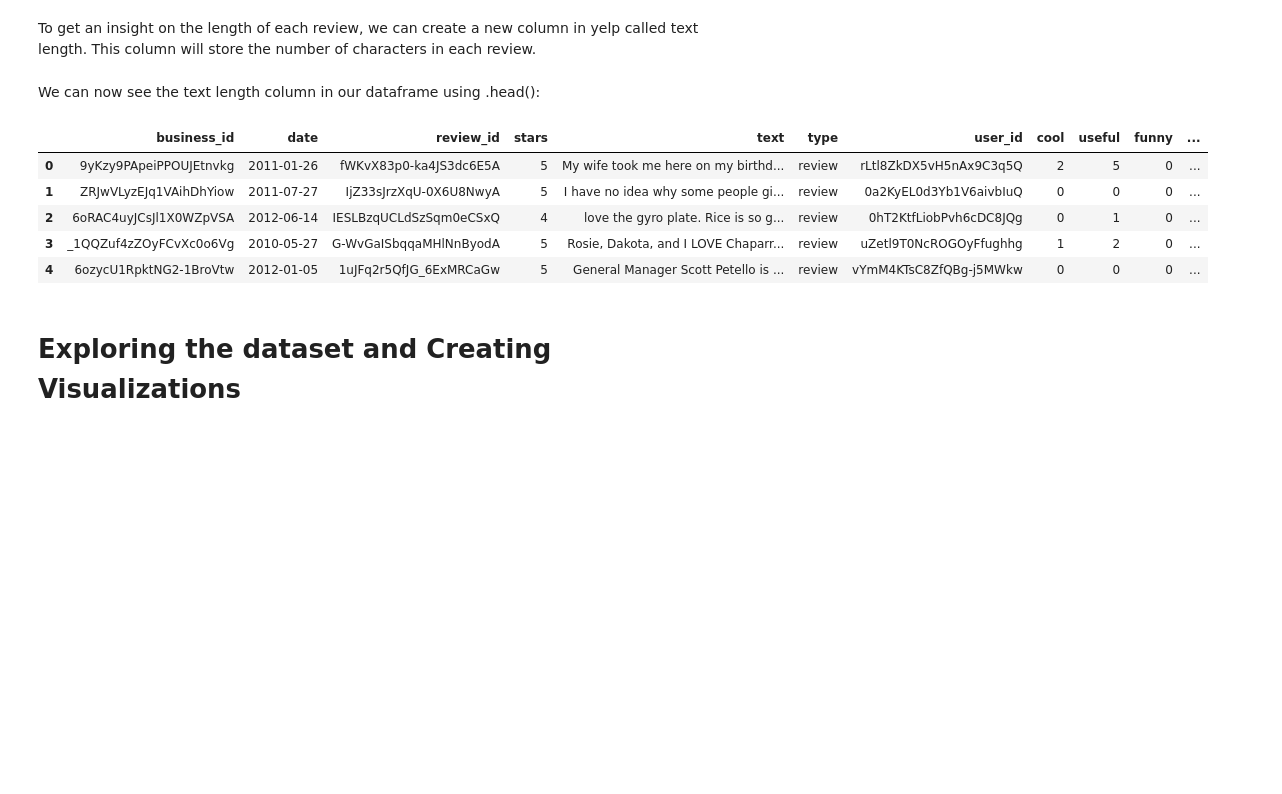
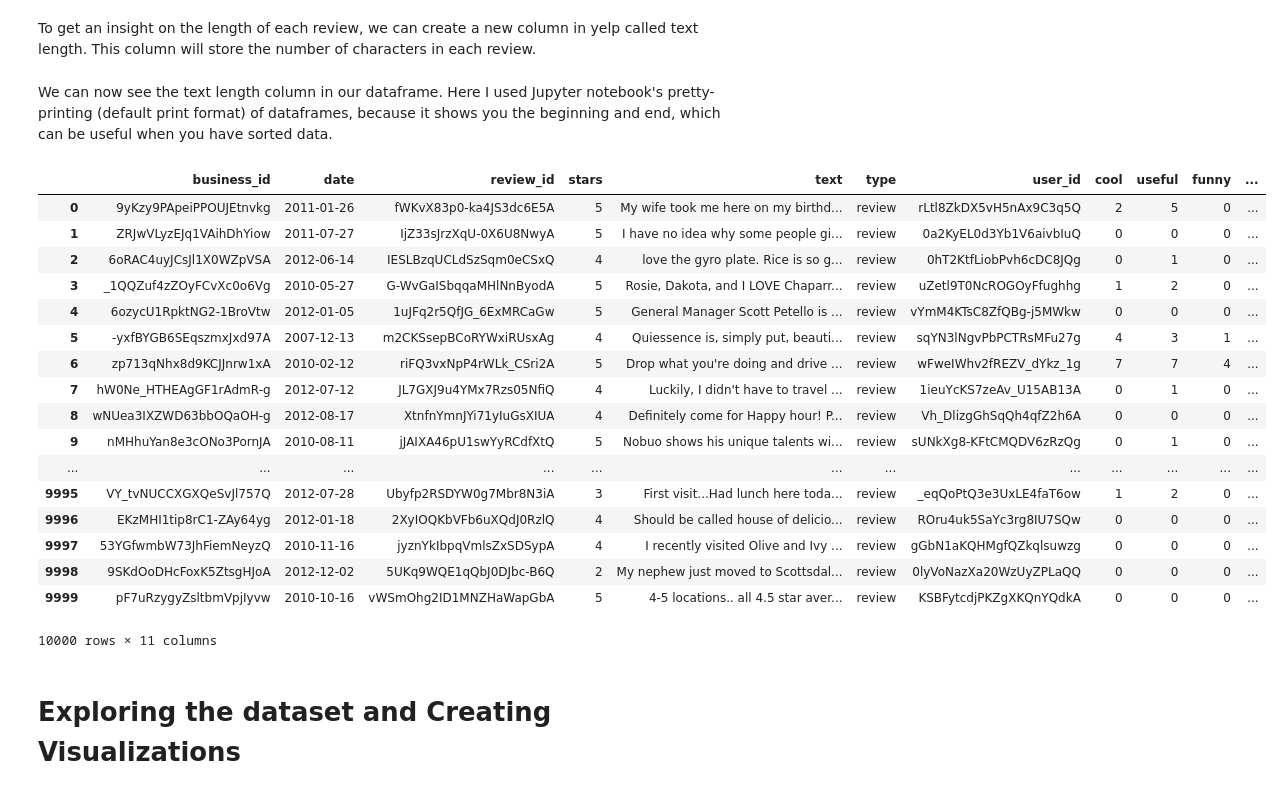
Before and after one commit to Siaan/data-science-2019, a Jupyter notebook: data-science-track2019.ipynb, the cells around one changed output. Cells and saved outputs as stored; diff of their text form; code cells hidden in the pictures; blank space fills up the shorter version.

```diff
--- a/data-science-track2019.ipynb
+++ b/data-science-track2019.ipynb
@@ -106,18 +116,30 @@ yelp.head()
 # %% [markdown]
 To get an insight on the length of each review, we can create a new column in yelp called text length. This column will store the number of characters in each review.
 # %%
-yelp['text length'] = yelp['text'].apply(len)
+yelp['text length'] = yelp['text'].str.len()
-# %% [markdown]
-We can now see the text length column in our dataframe using .head():
+# %% [markdown]
+We can now see the text length column in our dataframe. Here I used Jupyter notebook's pretty-printing (default print format) of dataframes, because it shows you the beginning and end, which can be useful when you have sorted data.
 # %%
-yelp.head()
+yelp
 # %% [output]
 |  | business_id | date | review_id | stars | text | type | user_id | cool | useful | funny | ... |
 | 0 | 9yKzy9PApeiPPOUJEtnvkg | 2011-01-26 | fWKvX83p0-ka4JS3dc6E5A | 5 | My wife took me here on my birthd... | review | rLtl8ZkDX5vH5nAx9C3q5Q | 2 | 5 | 0 | ... |
 | 1 | ZRJwVLyzEJq1VAihDhYiow | 2011-07-27 | IjZ33sJrzXqU-0X6U8NwyA | 5 | I have no idea why some people gi... | review | 0a2KyEL0d3Yb1V6aivbIuQ | 0 | 0 | 0 | ... |
 | 2 | 6oRAC4uyJCsJl1X0WZpVSA | 2012-06-14 | IESLBzqUCLdSzSqm0eCSxQ | 4 | love the gyro plate. Rice is so g... | review | 0hT2KtfLiobPvh6cDC8JQg | 0 | 1 | 0 | ... |
 | 3 | _1QQZuf4zZOyFCvXc0o6Vg | 2010-05-27 | G-WvGaISbqqaMHlNnByodA | 5 | Rosie, Dakota, and I LOVE Chaparr... | review | uZetl9T0NcROGOyFfughhg | 1 | 2 | 0 | ... |
 | 4 | 6ozycU1RpktNG2-1BroVtw | 2012-01-05 | 1uJFq2r5QfJG_6ExMRCaGw | 5 | General Manager Scott Petello is ... | review | vYmM4KTsC8ZfQBg-j5MWkw | 0 | 0 | 0 | ... |
+| 5 | -yxfBYGB6SEqszmxJxd97A | 2007-12-13 | m2CKSsepBCoRYWxiRUsxAg | 4 | Quiessence is, simply put, beauti... | review | sqYN3lNgvPbPCTRsMFu27g | 4 | 3 | 1 | ... |
+| 6 | zp713qNhx8d9KCJJnrw1xA | 2010-02-12 | riFQ3vxNpP4rWLk_CSri2A | 5 | Drop what you're doing and drive ... | review | wFweIWhv2fREZV_dYkz_1g | 7 | 7 | 4 | ... |
+| 7 | hW0Ne_HTHEAgGF1rAdmR-g | 2012-07-12 | JL7GXJ9u4YMx7Rzs05NfiQ | 4 | Luckily, I didn't have to travel ... | review | 1ieuYcKS7zeAv_U15AB13A | 0 | 1 | 0 | ... |
+| 8 | wNUea3IXZWD63bbOQaOH-g | 2012-08-17 | XtnfnYmnJYi71yIuGsXIUA | 4 | Definitely come for Happy hour! P... | review | Vh_DlizgGhSqQh4qfZ2h6A | 0 | 0 | 0 | ... |
+| 9 | nMHhuYan8e3cONo3PornJA | 2010-08-11 | jJAIXA46pU1swYyRCdfXtQ | 5 | Nobuo shows his unique talents wi... | review | sUNkXg8-KFtCMQDV6zRzQg | 0 | 1 | 0 | ... |
+| ... | ... | ... | ... | ... | ... | ... | ... | ... | ... | ... | ... |
+| 9995 | VY_tvNUCCXGXQeSvJl757Q | 2012-07-28 | Ubyfp2RSDYW0g7Mbr8N3iA | 3 | First visit...Had lunch here toda... | review | _eqQoPtQ3e3UxLE4faT6ow | 1 | 2 | 0 | ... |
+| 9996 | EKzMHI1tip8rC1-ZAy64yg | 2012-01-18 | 2XyIOQKbVFb6uXQdJ0RzlQ | 4 | Should be called house of delicio... | review | ROru4uk5SaYc3rg8IU7SQw | 0 | 0 | 0 | ... |
+| 9997 | 53YGfwmbW73JhFiemNeyzQ | 2010-11-16 | jyznYkIbpqVmlsZxSDSypA | 4 | I recently visited Olive and Ivy ... | review | gGbN1aKQHMgfQZkqlsuwzg | 0 | 0 | 0 | ... |
+| 9998 | 9SKdOoDHcFoxK5ZtsgHJoA | 2012-12-02 | 5UKq9WQE1qQbJ0DJbc-B6Q | 2 | My nephew just moved to Scottsdal... | review | 0lyVoNazXa20WzUyZPLaQQ | 0 | 0 | 0 | ... |
+| 9999 | pF7uRzygyZsltbmVpjIyvw | 2010-10-16 | vWSmOhg2ID1MNZHaWapGbA | 5 | 4-5 locations.. all 4.5 star aver... | review | KSBFytcdjPKZgXKQnYQdkA | 0 | 0 | 0 | ... |
+10000 rows × 11 columns
 # %% [markdown]
 # Exploring the dataset and Creating Visualizations
 # %% [markdown]
```
Also changed, not shown: parts of 37 cells of this notebook.
